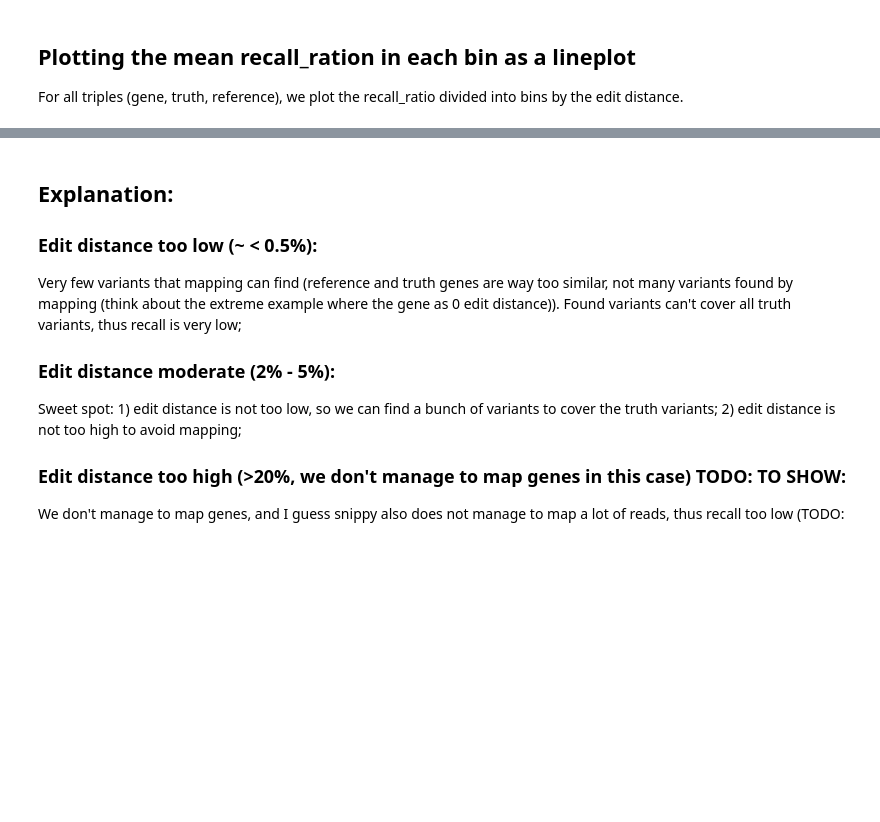
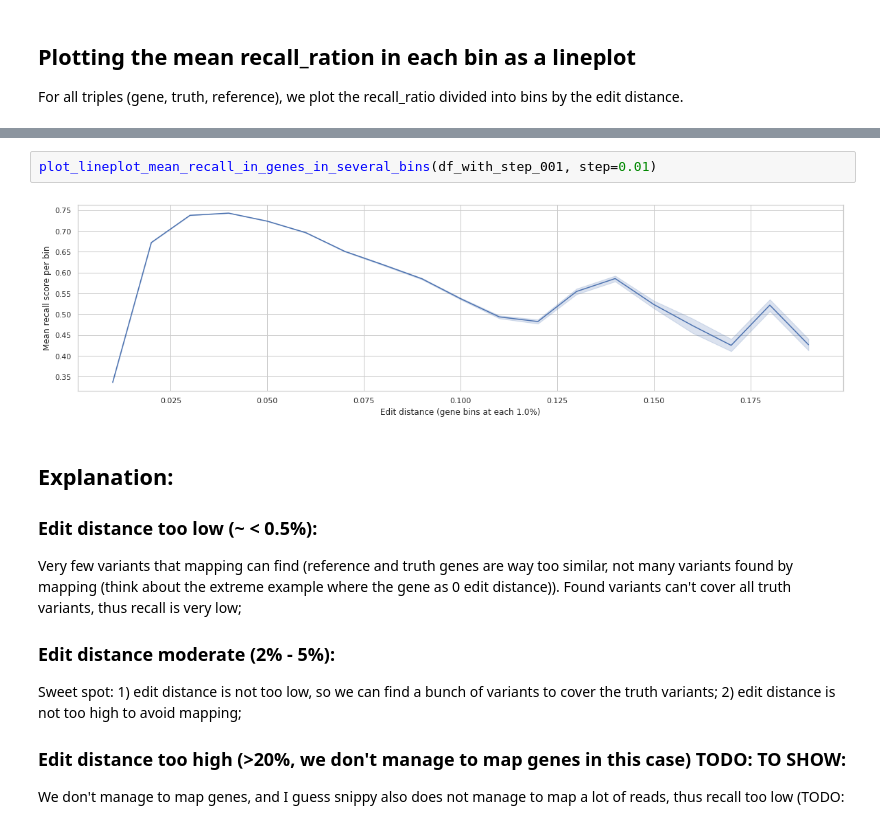
Before and after one commit to leoisl/pandora_gene_distance, a Jupyter notebook: notebooks/eda.ipynb, the cells around one changed output, grey strips where cells are left out. Cells and saved outputs as stored; diff of their text form; blank space fills up the shorter version.

```diff
--- a/notebooks/eda.ipynb
+++ b/notebooks/eda.ipynb
@@ -74,3 +75,7 @@ plot_lineplot_mean_recall_in_genes_in_several_bins(df, 1)
+# %%
+plot_lineplot_mean_recall_in_genes_in_several_bins(df_with_step_001, step=0.01)
+# %% [output]
+[figure, added]
 # %% [markdown]
 ## Explanation:
 
```
Also changed, not shown: parts of 26 cells of this notebook.
